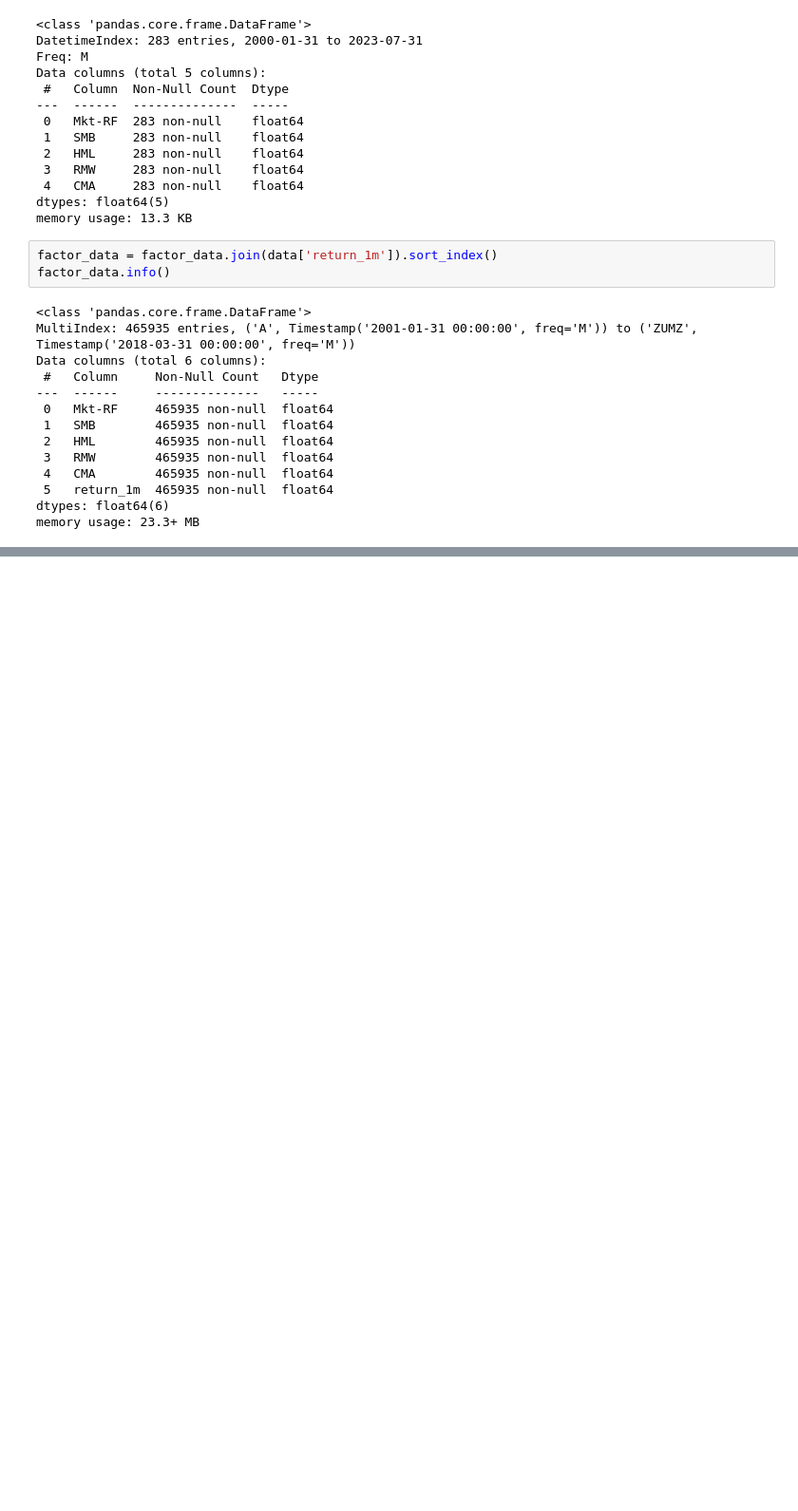
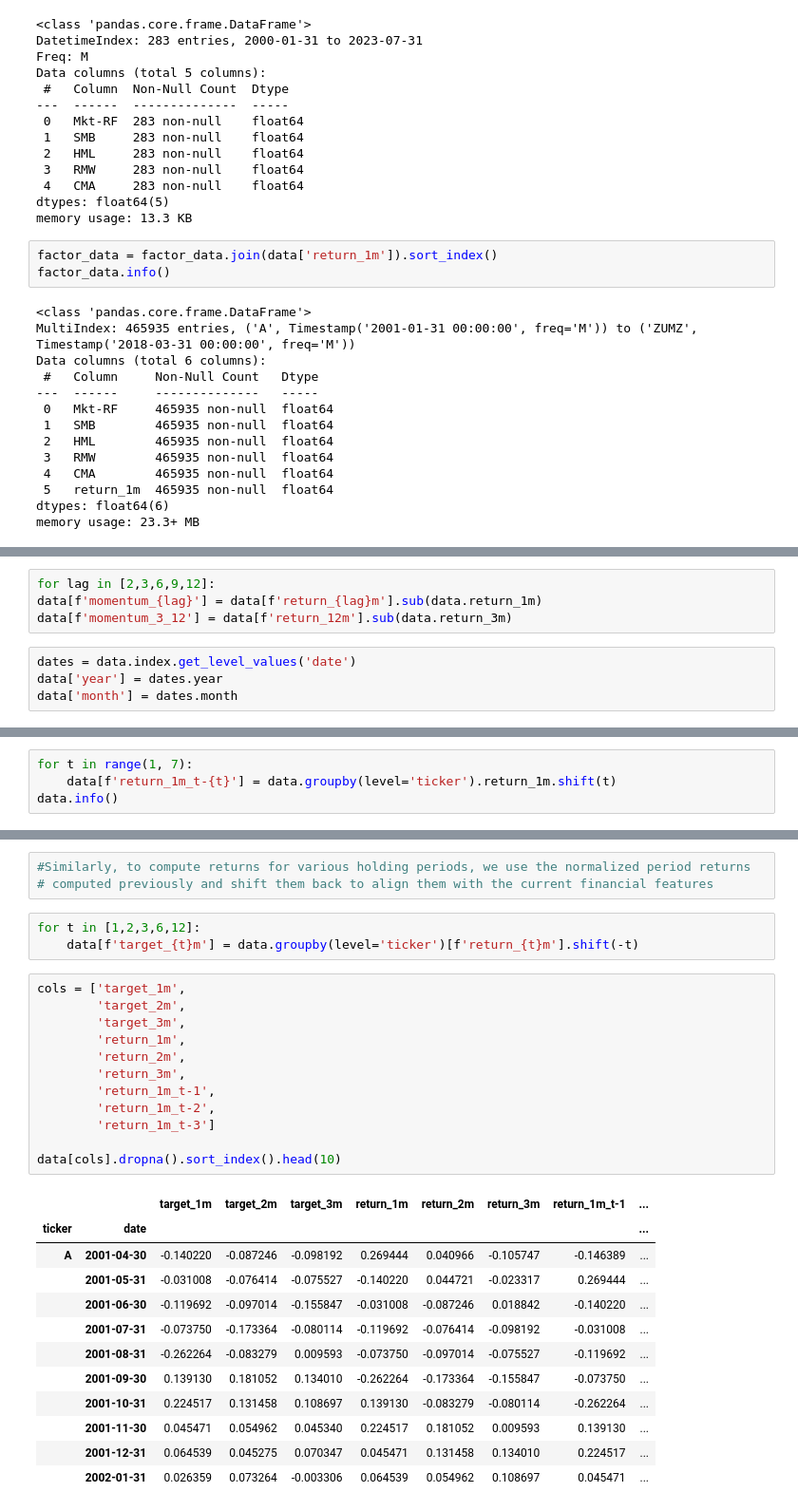
Before and after one commit to electribe15/DerivativeAnalytics, a Jupyter notebook: DataFeedAlphaFactors.ipynb, the cells around one changed output, grey strips where cells are left out. Shown at 95% size. Saved outputs shown, nothing was run; the diff lists cells and outputs as text; blank space fills up the shorter version.

```diff
--- a/DataFeedAlphaFactors.ipynb
+++ b/DataFeedAlphaFactors.ipynb
@@ -216,0 +296,8 @@ memory usage: 23.3+ MB
+# %%
+for lag in [2,3,6,9,12]:
+data[f'momentum_{lag}'] = data[f'return_{lag}m'].sub(data.return_1m)
+data[f'momentum_3_12'] = data[f'return_12m'].sub(data.return_3m)
+# %%
+dates = data.index.get_level_values('date')
+data['year'] = dates.year
+data['month'] = dates.month
@@ -216,0 +307,4 @@ memory usage: 23.3+ MB
+# %%
+for t in range(1, 7):
+    data[f'return_1m_t-{t}'] = data.groupby(level='ticker').return_1m.shift(t)
+data.info()
@@ -216,0 +329,31 @@ memory usage: 23.3+ MB
+# %%
+#Similarly, to compute returns for various holding periods, we use the normalized period returns
+# computed previously and shift them back to align them with the current financial features
+# %%
+for t in [1,2,3,6,12]:
+    data[f'target_{t}m'] = data.groupby(level='ticker')[f'return_{t}m'].shift(-t)
+# %%
+cols = ['target_1m',
+        'target_2m',
+        'target_3m',
+        'return_1m',
+        'return_2m',
+        'return_3m',
+        'return_1m_t-1',
+        'return_1m_t-2',
+        'return_1m_t-3']
+
+data[cols].dropna().sort_index().head(10)
+# %% [output]
+|  |  | target_1m | target_2m | target_3m | return_1m | return_2m | return_3m | return_1m_t-1 | ... |
+| ticker | date |  |  |  |  |  |  |  | ... |
+| A | 2001-04-30 | -0.140220 | -0.087246 | -0.098192 | 0.269444 | 0.040966 | -0.105747 | -0.146389 | ... |
+|  | 2001-05-31 | -0.031008 | -0.076414 | -0.075527 | -0.140220 | 0.044721 | -0.023317 | 0.269444 | ... |
+|  | 2001-06-30 | -0.119692 | -0.097014 | -0.155847 | -0.031008 | -0.087246 | 0.018842 | -0.140220 | ... |
+|  | 2001-07-31 | -0.073750 | -0.173364 | -0.080114 | -0.119692 | -0.076414 | -0.098192 | -0.031008 | ... |
+|  | 2001-08-31 | -0.262264 | -0.083279 | 0.009593 | -0.073750 | -0.097014 | -0.075527 | -0.119692 | ... |
+|  | 2001-09-30 | 0.139130 | 0.181052 | 0.134010 | -0.262264 | -0.173364 | -0.155847 | -0.073750 | ... |
+|  | 2001-10-31 | 0.224517 | 0.131458 | 0.108697 | 0.139130 | -0.083279 | -0.080114 | -0.262264 | ... |
+|  | 2001-11-30 | 0.045471 | 0.054962 | 0.045340 | 0.224517 | 0.181052 | 0.009593 | 0.139130 | ... |
+|  | 2001-12-31 | 0.064539 | 0.045275 | 0.070347 | 0.045471 | 0.131458 | 0.134010 | 0.224517 | ... |
+|  | 2002-01-31 | 0.026359 | 0.073264 | -0.003306 | 0.064539 | 0.054962 | 0.108697 | 0.045471 | ... |
```
Also changed, not shown: parts of 8 cells of this notebook.
